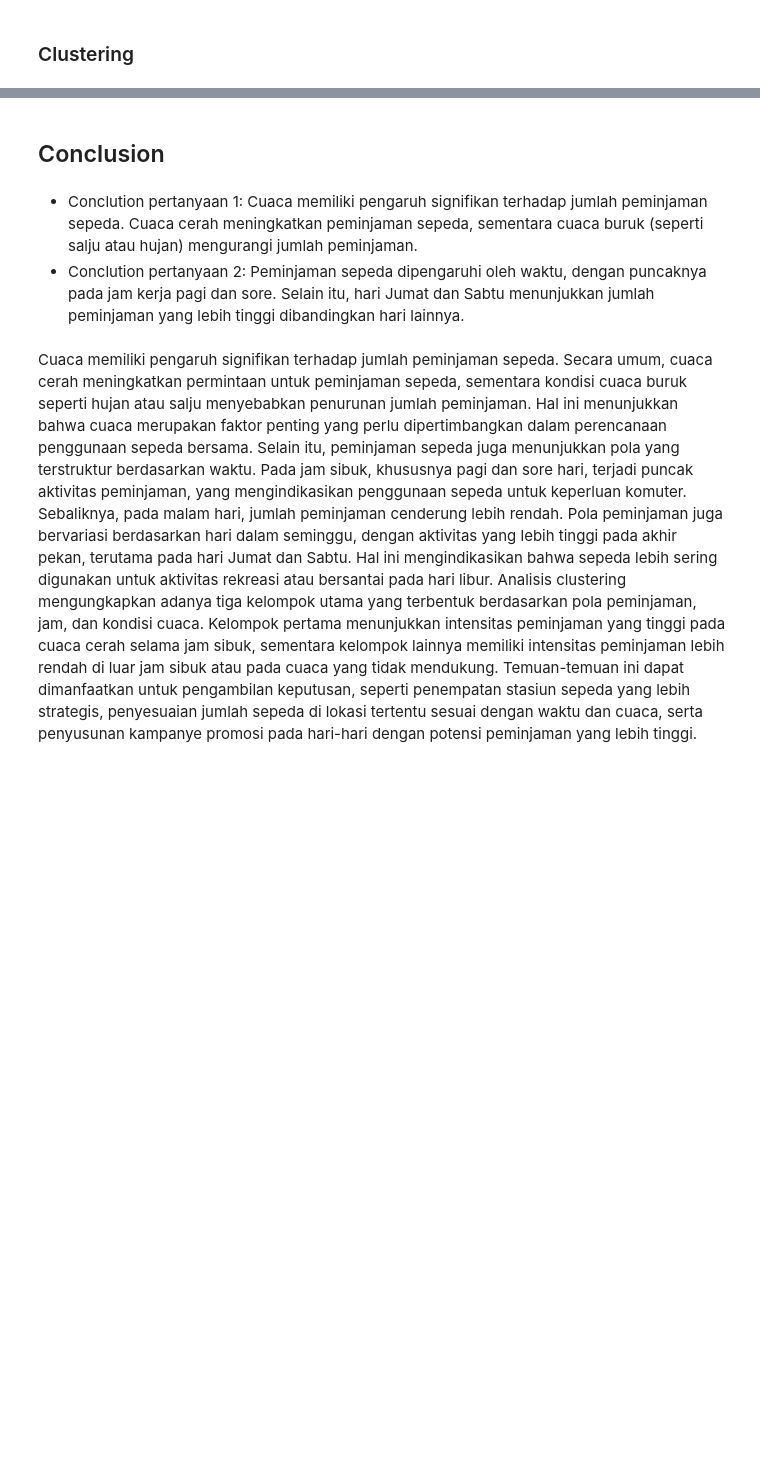
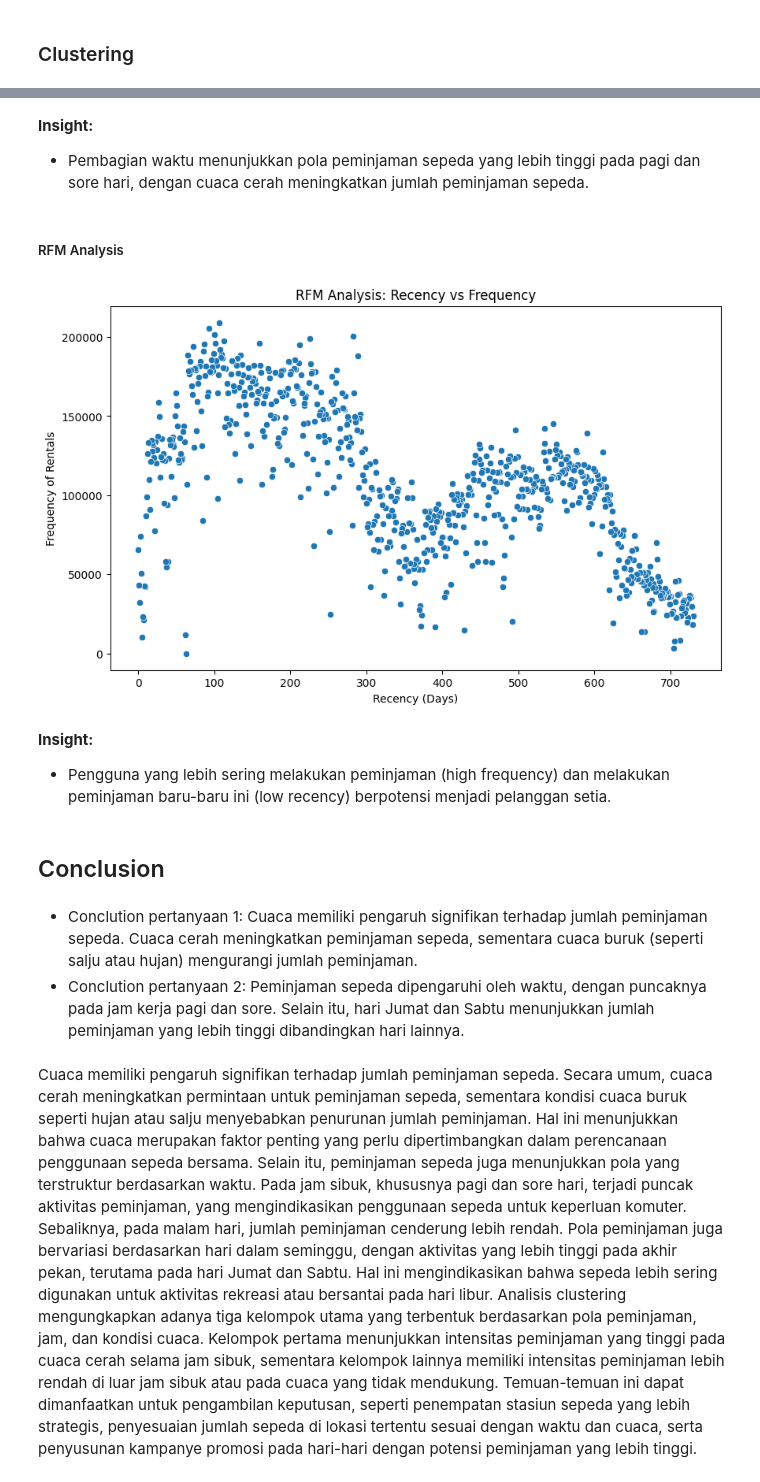
Before and after one commit to sparkk5/analysis_bike_sharing_dataset, a Jupyter notebook: Proyek_Analisis_Data.ipynb, the cells around one changed output, grey strips where cells are left out. Saved outputs shown, nothing was run; the diff lists cells and outputs as text; code cells hidden in the pictures; blank space fills up the shorter version.

```diff
--- a/Proyek_Analisis_Data.ipynb
+++ b/Proyek_Analisis_Data.ipynb
@@ -321,3 +373,32 @@ plt.show()
+# %% [markdown]
+**Insight:**
+- Pembagian waktu menunjukkan pola peminjaman sepeda yang lebih tinggi pada pagi dan sore hari, dengan cuaca cerah meningkatkan jumlah peminjaman sepeda.
+# %% [markdown]
+##### RFM Analysis
+# %%
+"""
+RFM Analysis: Recency, Frequency, Monetary
+
+RFM digunakan untuk mengelompokkan pengguna berdasarkan Recency (terakhir kali meminjam), Frequency (berapa sering), dan Monetary (jumlah peminjaman).
+"""
+
+# Membuat fitur Recency dan Frequency
+df_combined['recency'] = (df_combined['dteday_day'].max() - df_combined['dteday_day']).dt.days
+df_combined['frequency'] = df_combined.groupby('day')['cnt_day'].transform('sum')
+
+# Menyaring data untuk analisis RFM
+rfm_data = df_combined[['day', 'recency', 'frequency']].drop_duplicates()
+plt.figure(figsize=(10, 6))
+sns.scatterplot(x='recency', y='frequency', data=rfm_data)
+plt.title('RFM Analysis: Recency vs Frequency')
+plt.xlabel('Recency (Days)')
+plt.ylabel('Frequency of Rentals')
+plt.show()
+# %% [output]
+[figure, added]
+# %% [markdown]
+**Insight:**
+- Pengguna yang lebih sering melakukan peminjaman (high frequency) dan melakukan peminjaman baru-baru ini (low recency) berpotensi menjadi pelanggan setia.
 # %% [markdown]
 ## Conclusion
 # %% [markdown]
```
Also changed, not shown: parts of 32 cells of this notebook, 1 other file.
